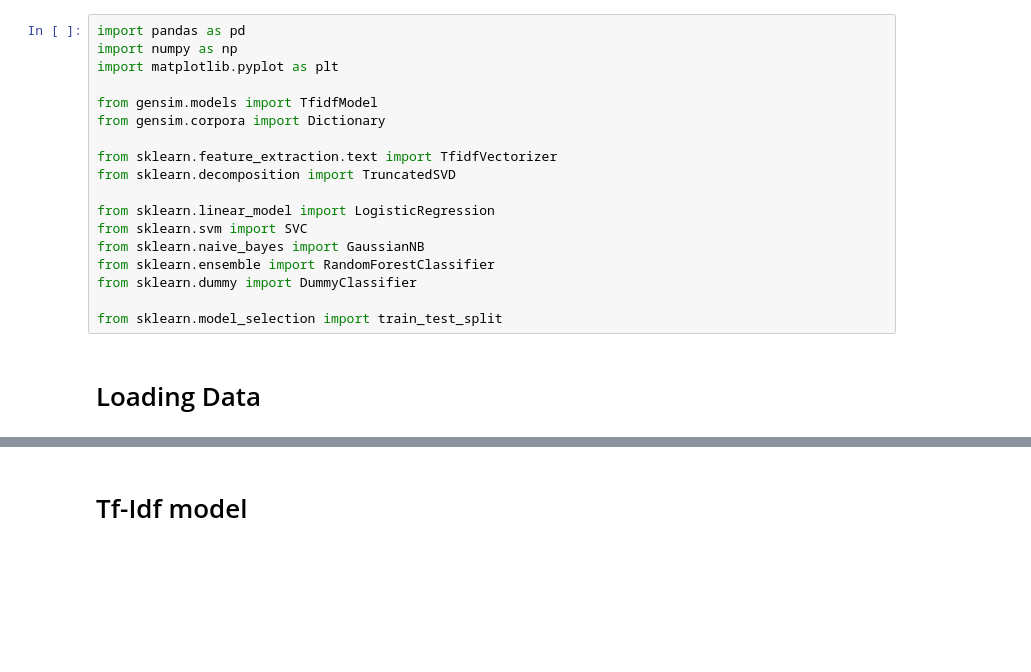
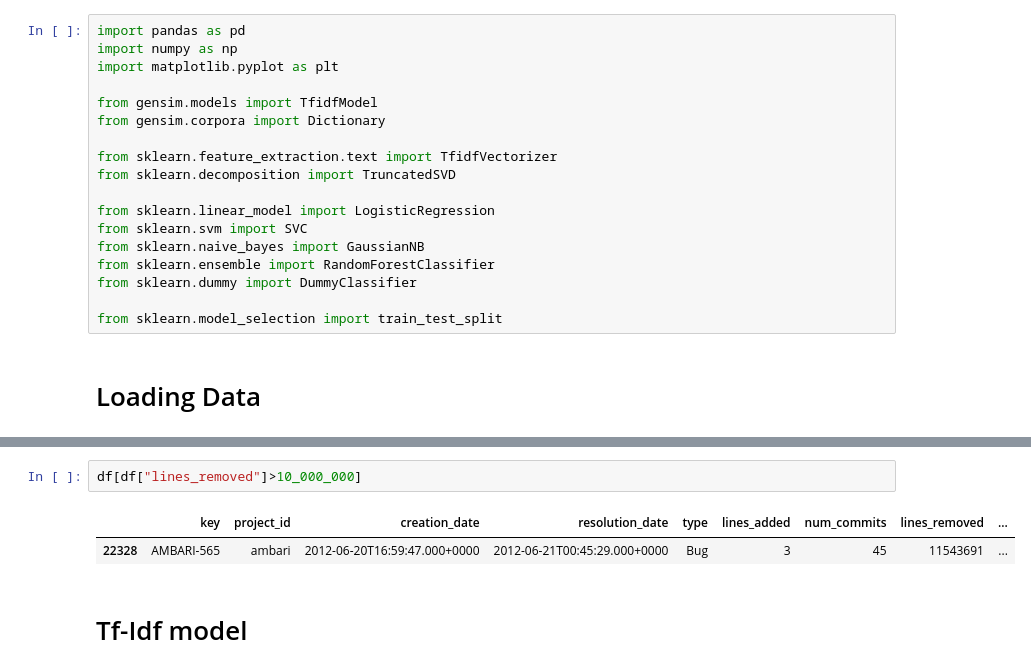
Before and after one commit to raulhigueras/tech-debt-NLP-analysis, a Jupyter notebook: notebooks/004-prediction.ipynb, the cells around one changed output, grey strips where cells are left out. Drawn from its saved outputs; the diff is of its cells as text; blank space fills up the shorter version.

```diff
--- a/notebooks/004-prediction.ipynb
+++ b/notebooks/004-prediction.ipynb
@@ -31,3 +31,8 @@ df.head()
+# %%
+df[df["lines_removed"]>10_000_000]
+# %% [output]
+|  | key | project_id | creation_date | resolution_date | type | lines_added | num_commits | lines_removed | ... |
+| 22328 | AMBARI-565 | ambari | 2012-06-20T16:59:47.000+0000 | 2012-06-21T00:45:29.000+0000 | Bug | 3 | 45 | 11543691 | ... |
 # %% [markdown]
 # Tf-Idf model
 # %%
```
Also changed, not shown: parts of 15 cells of this notebook, 1 other file.
